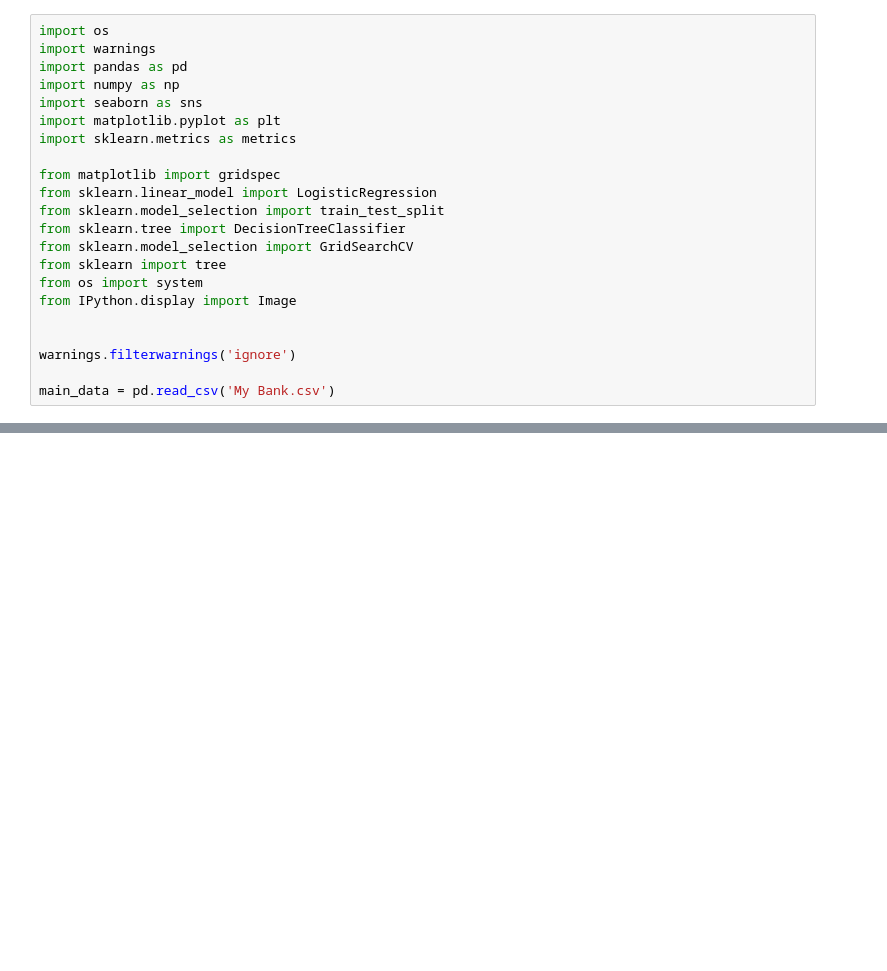
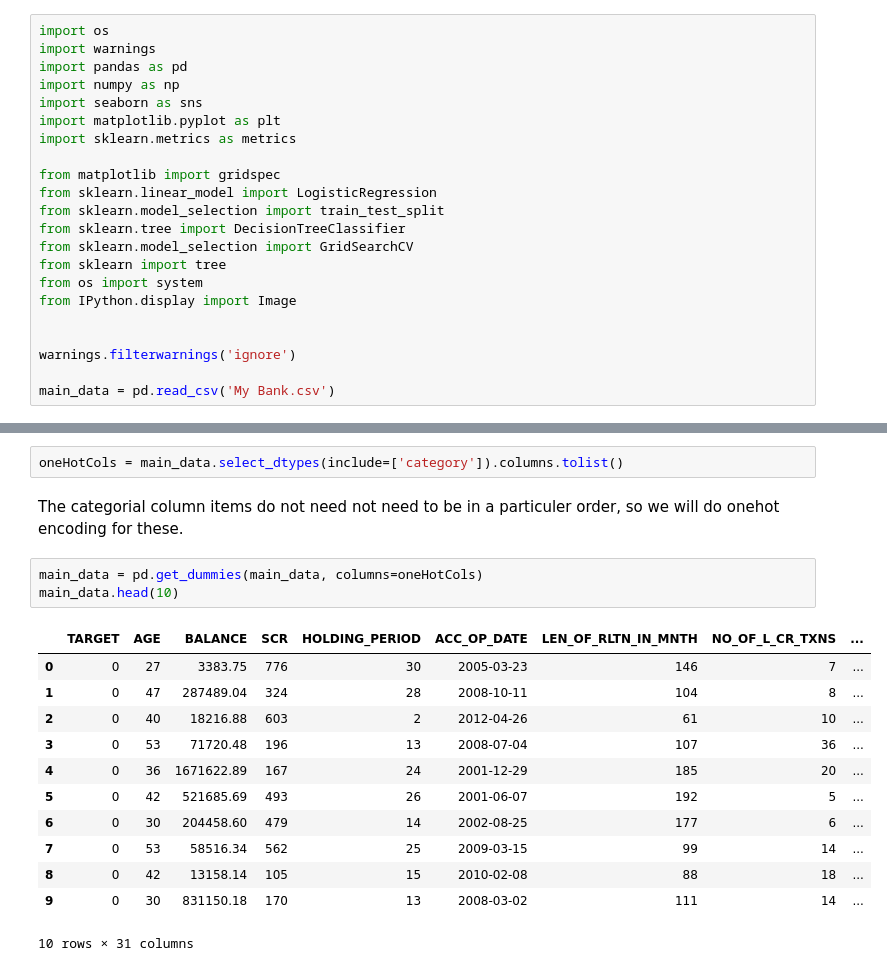
Before and after one commit to lavmot-ms/PG-AIML, a Jupyter notebook: src/Assignments/Assignment 3 Logistic Regression and Decision Trees/Bancassurance.ipynb, the cells around one changed output, grey strips where cells are left out. Saved outputs shown, nothing was run; the diff lists cells and outputs as text; blank space fills up the shorter version.

```diff
--- a/src/Assignments/Assignment 3 Logistic Regression and Decision Trees/Bancassurance.ipynb
+++ b/src/Assignments/Assignment 3 Logistic Regression and Decision Trees/Bancassurance.ipynb
@@ -41,0 +239,20 @@ main_data = pd.read_csv('My Bank.csv')
+# %%
+oneHotCols = main_data.select_dtypes(include=['category']).columns.tolist()
+# %% [markdown]
+<p>The categorial column items do not need not need to be in a particuler order, so we will do onehot encoding for these.</p>
+# %%
+main_data = pd.get_dummies(main_data, columns=oneHotCols)
+main_data.head(10)
+# %% [output]
+|  | TARGET | AGE | BALANCE | SCR | HOLDING_PERIOD | ACC_OP_DATE | LEN_OF_RLTN_IN_MNTH | NO_OF_L_CR_TXNS | ... |
+| 0 | 0 | 27 | 3383.75 | 776 | 30 | 2005-03-23 | 146 | 7 | ... |
+| 1 | 0 | 47 | 287489.04 | 324 | 28 | 2008-10-11 | 104 | 8 | ... |
+| 2 | 0 | 40 | 18216.88 | 603 | 2 | 2012-04-26 | 61 | 10 | ... |
+| 3 | 0 | 53 | 71720.48 | 196 | 13 | 2008-07-04 | 107 | 36 | ... |
+| 4 | 0 | 36 | 1671622.89 | 167 | 24 | 2001-12-29 | 185 | 20 | ... |
+| 5 | 0 | 42 | 521685.69 | 493 | 26 | 2001-06-07 | 192 | 5 | ... |
+| 6 | 0 | 30 | 204458.60 | 479 | 14 | 2002-08-25 | 177 | 6 | ... |
+| 7 | 0 | 53 | 58516.34 | 562 | 25 | 2009-03-15 | 99 | 14 | ... |
+| 8 | 0 | 42 | 13158.14 | 105 | 15 | 2010-02-08 | 88 | 18 | ... |
+| 9 | 0 | 30 | 831150.18 | 170 | 13 | 2008-03-02 | 111 | 14 | ... |
+10 rows × 31 columns
```
Also changed, not shown: parts of 14 cells of this notebook, 1 other file.
